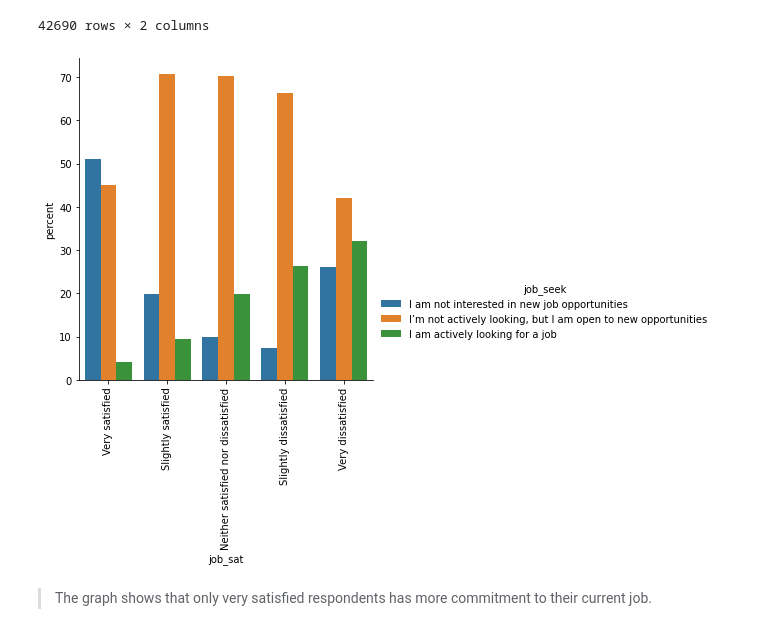
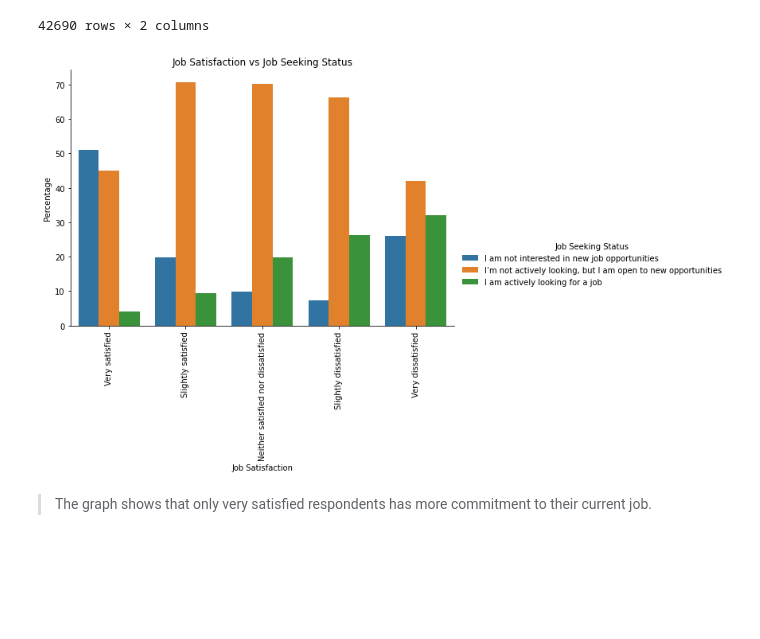
Before and after one commit to netxph/so-analysis, a Jupyter notebook: notebook/02-so-eda.ipynb, the cells around one changed output. Cells and saved outputs as stored; diff of their text form; code cells hidden in the pictures; blank space fills up the shorter version.

```diff
--- a/notebook/02-so-eda.ipynb
+++ b/notebook/02-so-eda.ipynb
@@ -175,14 +190,16 @@ df[["job_seek", "job_sat"]].dropna()
 # %%
 seek_sat = df[["job_seek", "job_sat"]].dropna()
 
 x,y = 'job_sat', 'job_seek'
 
 seek_g = count_percentage(x, y, seek_sat)
 
-g = sns.catplot(x = x, y = "percent", hue = y, kind="bar", data = seek_g)
+g = sns.catplot(x = x, y = "percent", hue = y, kind="bar", aspect=1.5, data = seek_g)
+g.set(xlabel = "Job Satisfaction", ylabel = "Percentage", title = "Job Satisfaction vs Job Seeking Status")
+g._legend.set_title("Job Seeking Status")
 g.set_xticklabels(rotation=90);
 # %% [output]
-[figure, old version]
+[figure, new version]
 # %% [markdown]
 > The graph shows that only very satisfied respondents has more commitment to their current job.
 # %% [markdown]
```
Also changed, not shown: parts of 11 cells of this notebook, 13 other files.
